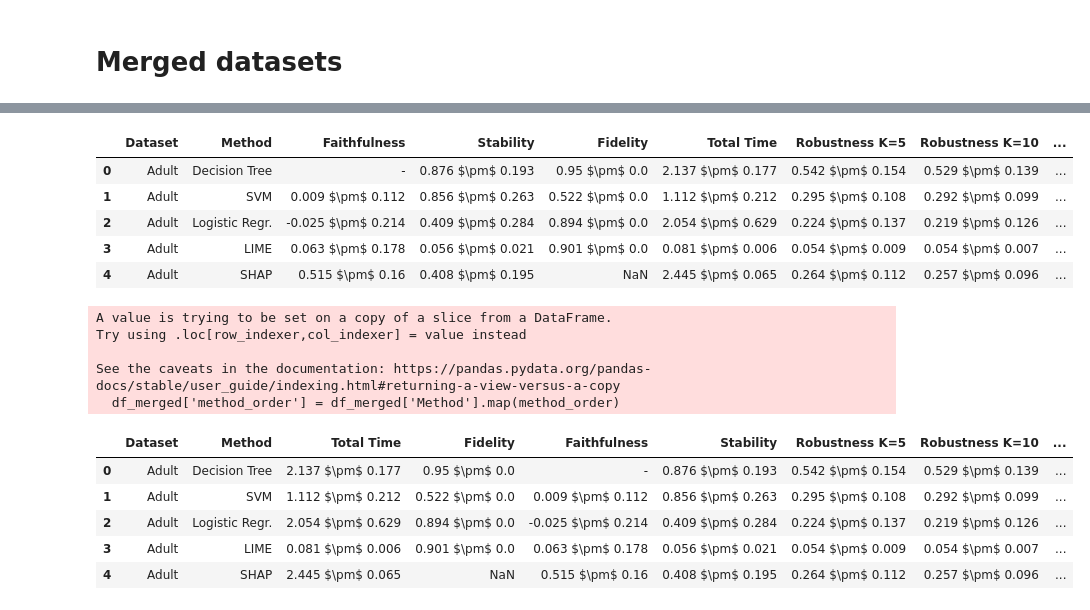
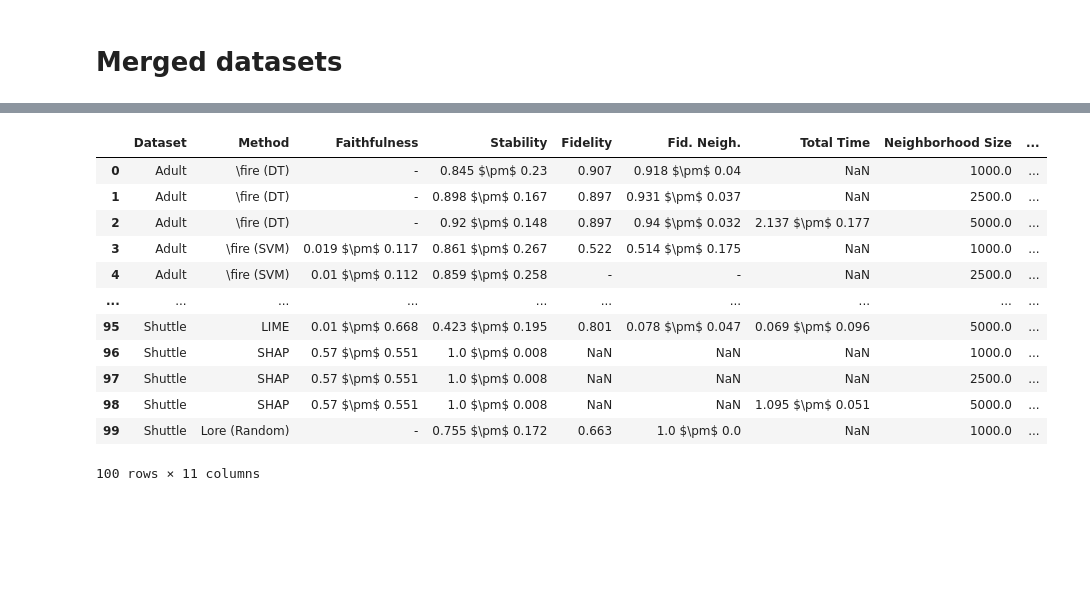
Before and after one commit to lucacorbucci/fire360, a Jupyter notebook: src/results/results.ipynb, the cells around one changed output, grey strips where cells are left out. Drawn from its saved outputs; the diff is of its cells as text; code cells hidden in the pictures; blank space fills up the shorter version.

```diff
--- a/src/results/results.ipynb
+++ b/src/results/results.ipynb
@@ -270,6 +463,7 @@ project_name = "comparison_tango"
 # %%
 methods = ["dt", "svm", "logistic"]
 datasets = ["house16", "letter", "dutch", "adult", "covertype", "shuttle"]
+neigh_sizes = [1000, 2500, 5000]
 # %%
 metrics = {}
 
@@ -377,9 +589,9 @@ df_metrics.head(10)
 
 # Map method names to their display names
 method_mapping = {
-    'dt': 'Decision Tree',
-    'svm': 'SVM',
-    'logistic': 'Logistic Regr.',
+    'dt': r'\fire (DT)',
+    'svm': r'\fire (SVM)',
+    'logistic': r'\fire (LR)',
     'lime': 'LIME',
     'shap': 'SHAP',
     'lore': 'Lore (Random)',
@@ -406,9 +618,9 @@ df_metrics = df_metrics.sort_values(by=['Dataset', 'Method'])
 
 # Create custom method order for better visualization
 method_order = {
-    'Decision Tree': 1,
-    'SVM': 2,
-    'Logistic Regr.': 3,
+    r'\fire (DT)': 1,
+    r'\fire (SVM)': 2,
+    r'\fire (LR)': 3,
     'LIME': 4,
     'SHAP': 5,
     'Lore (Random)': 6,
@@ -556,9 +764,9 @@ df_metrics.head(10)
 
 # Map method names to their display names
 method_mapping = {
-    'dt': 'Decision Tree',
-    'svm': 'SVM',
-    'logistic': 'Logistic Regr.',
+    'dt': r'\fire (DT)',
+    'svm': r'\fire (SVM)',
+    'logistic': r'\fire (LR)',
     'lime': 'LIME',
     'shap': 'SHAP',
     'lore': 'Lore (Random)',
@@ -585,9 +793,9 @@ df_metrics = df_metrics.sort_values(by=['Dataset', 'Method'])
 
 # Create custom method order for better visualization
 method_order = {
-    'Decision Tree': 1,
-    'SVM': 2,
-    'Logistic Regr.': 3,
+    r'\fire (DT)': 1,
+    r'\fire (SVM)': 2,
+    r'\fire (LR)': 3,
     'LIME': 4,
     'SHAP': 5,
     'Lore (Random)': 6,
@@ -622,4 +830,6 @@ df_metrics.head(9)
 df_metrics = df_metrics.reset_index(drop=True)
+# %%
+df_metrics["Neighborhood Size"] = 5000
 # %%
 # Prepare dataframe for custom LaTeX output
 df_grouped = df_metrics.groupby('Dataset')
@@ -682,46 +944,54 @@ df_time = merged_df[2]                # Third dataframe with time metrics
 
 # Create a unique identifier for each row to merge on
 for df in [df_explanation_metrics, df_fidelity, df_time]:
-    df['id'] = df['Dataset'] + '_' + df['Method']
+    df['id'] = df['Dataset'] + '_' + df['Method'] + df["Neighborhood Size"].astype(str)
 
 # Merge all dataframes into a single one
 df_merged = df_explanation_metrics.merge(
-    df_fidelity[['id', 'Fidelity']],
+    df_fidelity[['id', 'Fidelity', "Fid. Neigh."]],
     on='id',
     how='outer'
 )
 
 df_merged = df_merged.merge(
     df_time[['id', 'Total Time']],
     on='id',
     how='outer'
 )
 
 # Drop the temporary id column
 df_merged = df_merged.drop(columns=['id'])
 
 # Reorganize columns to have a more logical order
-columns_order = ['Dataset', 'Method', 'Faithfulness', 'Stability', 'Fidelity', 'Total Time'] + \
+columns_order = ['Dataset', 'Method', 'Faithfulness', 'Stability', 'Fidelity', "Fid. Neigh.", 'Total Time', "Neighborhood Size"] + \
                 [col for col in df_merged.columns if 'Robustness' in col]
 
 # Apply the column order (only for columns that exist in the dataframe)
 available_columns = [col for col in columns_order if col in df_merged.columns]
 df_merged = df_merged[available_columns]
 
 # Sort by Dataset and Method using the method_order dictionary
 df_merged['method_order'] = df_merged['Method'].map(method_order)
 df_merged = df_merged.sort_values(by=['Dataset', 'method_order'])
 df_merged = df_merged.drop(columns=['method_order'])
 
 # Reset index
 df_merged = df_merged.reset_index(drop=True)
+# df_merged["Total Time"] = ["-"] * len(df_merged)
 
 # Display the first few rows
-df_merged.head()
+df_merged.head(100)
 # %% [output]
-|  | Dataset | Method | Faithfulness | Stability | Fidelity | Total Time | Robustness K=5 | Robustness K=10 | ... |
-| 0 | Adult | Decision Tree | - | 0.876 $\pm$ 0.193 | 0.95 $\pm$ 0.0 | 2.137 $\pm$ 0.177 | 0.542 $\pm$ 0.154 | 0.529 $\pm$ 0.139 | ... |
-| 1 | Adult | SVM | 0.009 $\pm$ 0.112 | 0.856 $\pm$ 0.263 | 0.522 $\pm$ 0.0 | 1.112 $\pm$ 0.212 | 0.295 $\pm$ 0.108 | 0.292 $\pm$ 0.099 | ... |
-| 2 | Adult | Logistic Regr. | -0.025 $\pm$ 0.214 | 0.409 $\pm$ 0.284 | 0.894 $\pm$ 0.0 | 2.054 $\pm$ 0.629 | 0.224 $\pm$ 0.137 | 0.219 $\pm$ 0.126 | ... |
-| 3 | Adult | LIME | 0.063 $\pm$ 0.178 | 0.056 $\pm$ 0.021 | 0.901 $\pm$ 0.0 | 0.081 $\pm$ 0.006 | 0.054 $\pm$ 0.009 | 0.054 $\pm$ 0.007 | ... |
-| 4 | Adult | SHAP | 0.515 $\pm$ 0.16 | 0.408 $\pm$ 0.195 | NaN | 2.445 $\pm$ 0.065 | 0.264 $\pm$ 0.112 | 0.257 $\pm$ 0.096 | ... |
+|  | Dataset | Method | Faithfulness | Stability | Fidelity | Fid. Neigh. | Total Time | Neighborhood Size | ... |
+| 0 | Adult | \fire (DT) | - | 0.845 $\pm$ 0.23 | 0.907 | 0.918 $\pm$ 0.04 | NaN | 1000.0 | ... |
+| 1 | Adult | \fire (DT) | - | 0.898 $\pm$ 0.167 | 0.897 | 0.931 $\pm$ 0.037 | NaN | 2500.0 | ... |
+| 2 | Adult | \fire (DT) | - | 0.92 $\pm$ 0.148 | 0.897 | 0.94 $\pm$ 0.032 | 2.137 $\pm$ 0.177 | 5000.0 | ... |
+| 3 | Adult | \fire (SVM) | 0.019 $\pm$ 0.117 | 0.861 $\pm$ 0.267 | 0.522 | 0.514 $\pm$ 0.175 | NaN | 1000.0 | ... |
+| 4 | Adult | \fire (SVM) | 0.01 $\pm$ 0.112 | 0.859 $\pm$ 0.258 | - | - | NaN | 2500.0 | ... |
+| ... | ... | ... | ... | ... | ... | ... | ... | ... | ... |
+| 95 | Shuttle | LIME | 0.01 $\pm$ 0.668 | 0.423 $\pm$ 0.195 | 0.801 | 0.078 $\pm$ 0.047 | 0.069 $\pm$ 0.096 | 5000.0 | ... |
+| 96 | Shuttle | SHAP | 0.57 $\pm$ 0.551 | 1.0 $\pm$ 0.008 | NaN | NaN | NaN | 1000.0 | ... |
+| 97 | Shuttle | SHAP | 0.57 $\pm$ 0.551 | 1.0 $\pm$ 0.008 | NaN | NaN | NaN | 2500.0 | ... |
+| 98 | Shuttle | SHAP | 0.57 $\pm$ 0.551 | 1.0 $\pm$ 0.008 | NaN | NaN | 1.095 $\pm$ 0.051 | 5000.0 | ... |
+| 99 | Shuttle | Lore (Random) | - | 0.755 $\pm$ 0.172 | 0.663 | 1.0 $\pm$ 0.0 | NaN | 1000.0 | ... |
+100 rows × 11 columns
@@ -728,6 +1001,6 @@ df_merged.head()
 # %%
 # Reorganize columns to have a more logical order
-columns_order = ['Dataset', 'Method', 'Total Time', 'Fidelity', 'Faithfulness', 'Stability'] + \
+columns_order = ["Neighborhood Size", 'Dataset', 'Method', 'Total Time', 'Fidelity', "Fid. Neigh.", 'Faithfulness', 'Stability'] + \
                 [col for col in df_merged.columns if 'Robustness' in col]
 
 # Apply the column order (only for columns that exist in the dataframe)
@@ -741,18 +1014,4 @@ df_merged = df_merged.drop(columns=['method_order'])
 
 # Reset index
 df_merged = df_merged.reset_index(drop=True)
-
 # Display the first few rows
-df_merged.head()
-# %% [output]
-A value is trying to be set on a copy of a slice from a DataFrame.
-Try using .loc[row_indexer,col_indexer] = value instead
-
-See the caveats in the documentation: https://pandas.pydata.org/pandas-docs/stable/user_guide/indexing.html#returning-a-view-versus-a-copy
-  df_merged['method_order'] = df_merged['Method'].map(method_order)
-|  | Dataset | Method | Total Time | Fidelity | Faithfulness | Stability | Robustness K=5 | Robustness K=10 | ... |
-| 0 | Adult | Decision Tree | 2.137 $\pm$ 0.177 | 0.95 $\pm$ 0.0 | - | 0.876 $\pm$ 0.193 | 0.542 $\pm$ 0.154 | 0.529 $\pm$ 0.139 | ... |
-| 1 | Adult | SVM | 1.112 $\pm$ 0.212 | 0.522 $\pm$ 0.0 | 0.009 $\pm$ 0.112 | 0.856 $\pm$ 0.263 | 0.295 $\pm$ 0.108 | 0.292 $\pm$ 0.099 | ... |
-| 2 | Adult | Logistic Regr. | 2.054 $\pm$ 0.629 | 0.894 $\pm$ 0.0 | -0.025 $\pm$ 0.214 | 0.409 $\pm$ 0.284 | 0.224 $\pm$ 0.137 | 0.219 $\pm$ 0.126 | ... |
-| 3 | Adult | LIME | 0.081 $\pm$ 0.006 | 0.901 $\pm$ 0.0 | 0.063 $\pm$ 0.178 | 0.056 $\pm$ 0.021 | 0.054 $\pm$ 0.009 | 0.054 $\pm$ 0.007 | ... |
-| 4 | Adult | SHAP | 2.445 $\pm$ 0.065 | NaN | 0.515 $\pm$ 0.16 | 0.408 $\pm$ 0.195 | 0.264 $\pm$ 0.112 | 0.257 $\pm$ 0.096 | ... |
```
Also changed, not shown: parts of 86 cells of this notebook, 1 other file.
